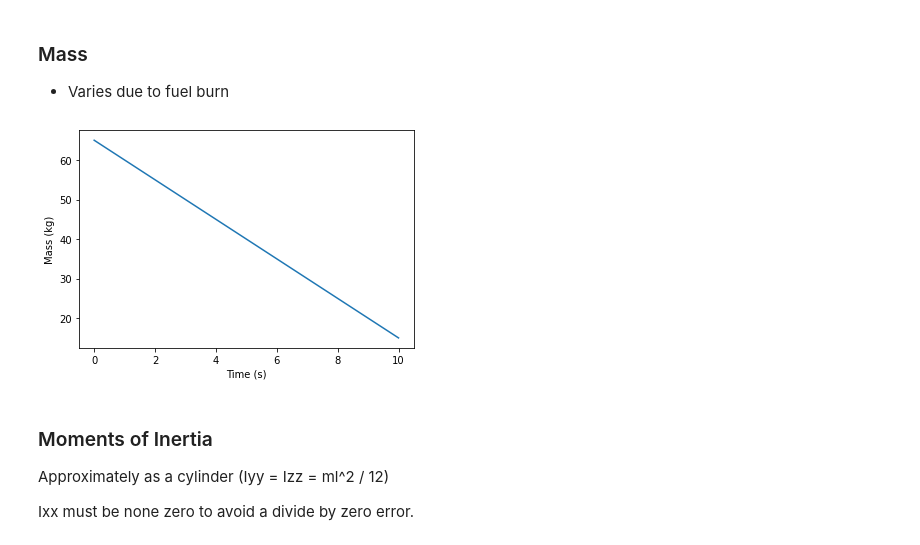
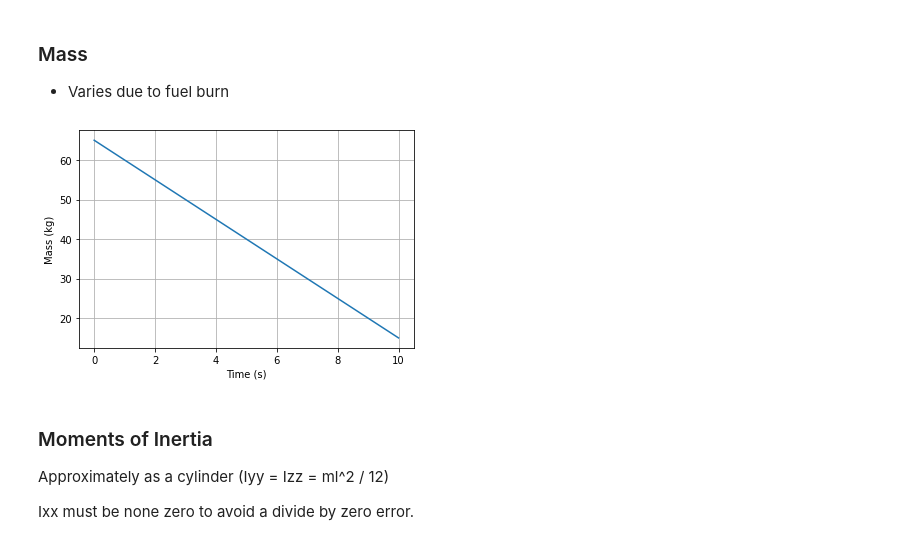
Before and after one commit to cuspaceflight/kiwi, a Jupyter notebook: Sounding Rocket.ipynb, the cells around one changed output. Cells and saved outputs as stored; diff of their text form; code cells hidden in the pictures.

```diff
--- a/Sounding Rocket.ipynb
+++ b/Sounding Rocket.ipynb
@@ -35,29 +35,30 @@ init_state = kiwi.State(time = 0,
 # %%
 # Mass
 dry_mass = 15
 fuel_mass = 50
 burn_time = 10
 def mass_func(t):
     if t < burn_time:
         return dry_mass + fuel_mass - fuel_mass * t/burn_time
     else:
         return dry_mass
 
 mass = kiwi.Mass(mass_func, 'time')  # Function of time
 
 # Plot to show what we're using
 t_plot = np.linspace(0, 10, 100)
 mass_plot = np.zeros(len(t_plot))
 
 for i in range(len(t_plot)):
     mass_plot[i] = mass_func(t_plot[i])
 
 plt.plot(t_plot, mass_plot)
 plt.xlabel("Time (s)")
 plt.ylabel("Mass (kg)")
+plt.grid()
 plt.show()
 # %% [output]
-[figure, old version]
+[figure, new version]
 # %% [markdown]
 ### Moments of Inertia
 
```
Also changed, not shown: parts of 2 cells of this notebook, 2 other files.
